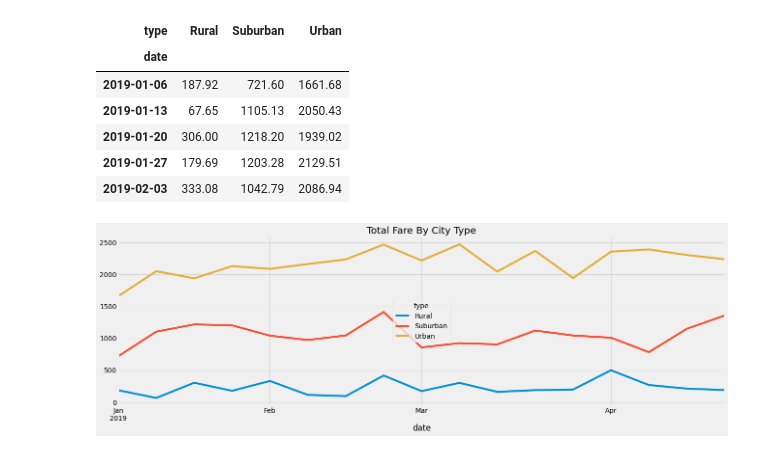
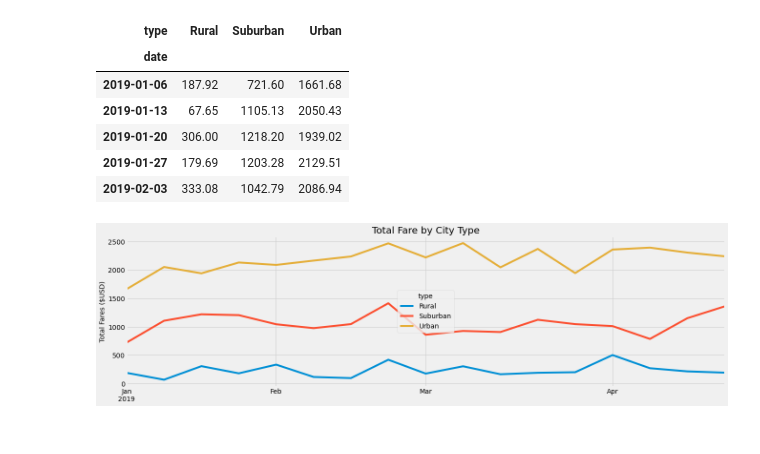
Before and after one commit to yikesbadatnames/PyBer_Analysis, a Jupyter notebook: PyBer_Challenge.ipynb, the cells around one changed output. Cells and saved outputs as stored; diff of their text form; code cells hidden in the pictures.

Commit message:
graph looking swell

```diff
--- a/PyBer_Challenge.ipynb
+++ b/PyBer_Challenge.ipynb
@@ -224,11 +224,18 @@ weekly_pyber_rides.head()
 # %%
 # 8. Using the object-oriented interface method, plot the resample DataFrame using the df.plot() function.
 # Import the style from Matplotlib.
 from matplotlib import style
-x_axis = weekly_pyber_rides.groupby(["Rural"])
-fare_by_type = weekly_pyber_rides.plot(title = "Total Fare By City Type", figsize = (20,6))
+
+
 # Use the graph style fivethirtyeight.
 #fig, ax = plt.subplots(figsize = (20,6))
-style.use('fivethirtyeight')
+style.use("fivethirtyeight")
+weekly_pyber_rides.plot(figsize = (20,6))
+plt.gcf().subplots_adjust(bottom=0.15)
+plt.ylabel('Total Fares ($USD)', fontsize = 14)
+plt.xlabel("")
+plt.title("Total Fare by City Type")
+weekly_rides.legend
+plt.show()
 # %% [output]
-[figure, old version]
+[figure, new version]
```
Also changed, not shown: parts of 1 cell of this notebook.
